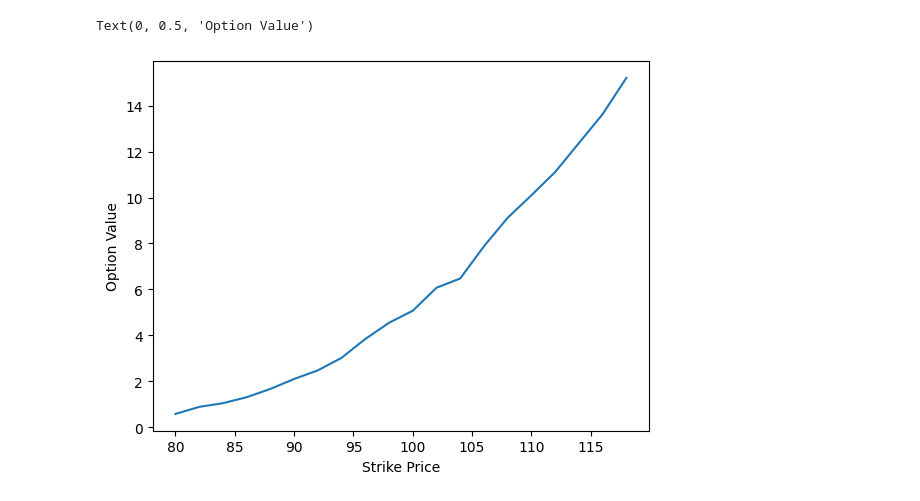
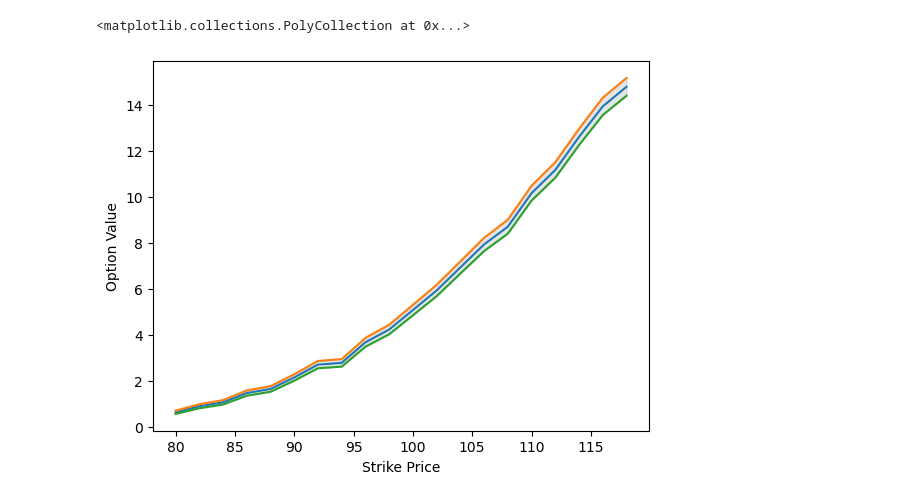
Before and after one commit to NitaiNijholt/ComputationalFinance, a Jupyter notebook: Assignments/Assignment2/Assignment2.ipynb, the cells around one changed output. Drawn from its saved outputs; the diff is of its cells as text; code cells hidden in the pictures.

```diff
--- a/Assignments/Assignment2/Assignment2.ipynb
+++ b/Assignments/Assignment2/Assignment2.ipynb
@@ -48,0 +107,19 @@ Text(0, 0.5, 'Option value')
+# %%
+T = 1.0
+K = 99
+r = 0.06
+S0 = 100
+sigma = 0.5
+delta_t = 1/252
+N = int(T/delta_t)
+option_values2= []
+std_errors2 = []
+lower2 = []
+upper2 = []
+for M in tqdm(np.arange(100, 10000, 100)):
+    option_value, sd_error , ml, mu   = priceOption(S0, r, delta_t, N, sigma, K, M,"put")
+    m.append(M)
+    option_values2.append(option_value)
+    std_errors2.append(sd_error)
+    lower2.append(ml)
+    upper2.append(mu)
@@ -49,24 +151,33 @@ Text(0, 0.5, 'Option value')
 # %%
 ## Varying strike price
-K = np.arange(80, 120,2)
+K = np.arange(80, 120, 2)
 #volatality = 0.2
 T = 1.0
 r = 0.06
 S0 = 100
 sigma = 0.2
-delta_t = 0.001
+delta_t = 1/252
 M = 5000
 N = int(T/delta_t)
-option_values = []
-for k in K:
-    option_value = priceOption(S0, r, delta_t, N, sigma, k, M, "put")
-    m.append(M)
-    option_values.append(option_value)
+option_values3 = []
+std_errors3 = []
+lower3 = []
+upper3 = []
+
+for k in tqdm(K):
+    option_value, sd_error , ml, mu  = priceOption(S0, r, delta_t, N, sigma, k, M, "put")
+    option_values3.append(option_value)
+    std_errors3.append(sd_error)
+    lower3.append(ml)
+    upper3.append(mu)
 # %%
 ##Plotting the option values
-plt.plot(K, option_values)
+plt.plot(K, option_values3)
+plt.plot(K, upper3)
+plt.plot(K, lower3)
 plt.xlabel("Strike Price")
 plt.ylabel("Option Value")
+plt.fill_between(K, upper3, lower3, color="k", alpha=0.1)
 # %% [output]
-Text(0, 0.5, 'Option Value')
+<matplotlib.collections.PolyCollection at 0x...>
-[figure, old version]
+[figure, new version]
```
Also changed, not shown: parts of 22 cells of this notebook.
